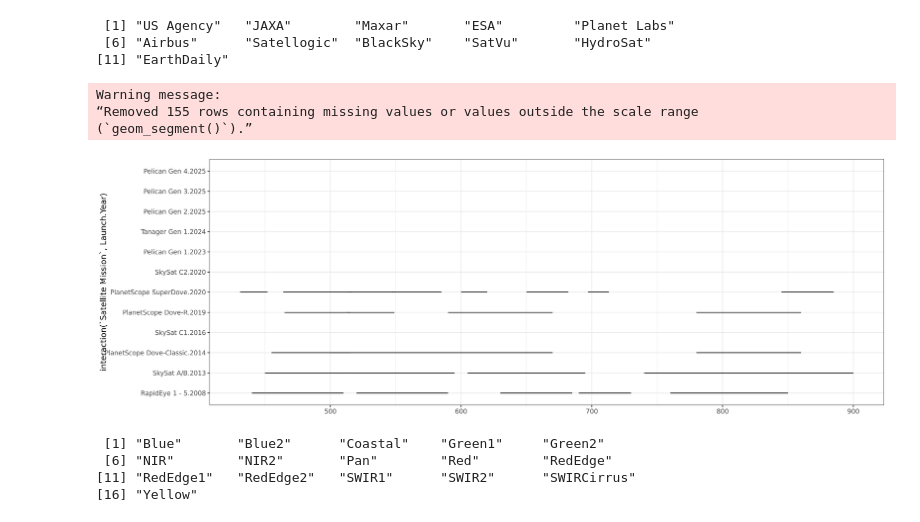
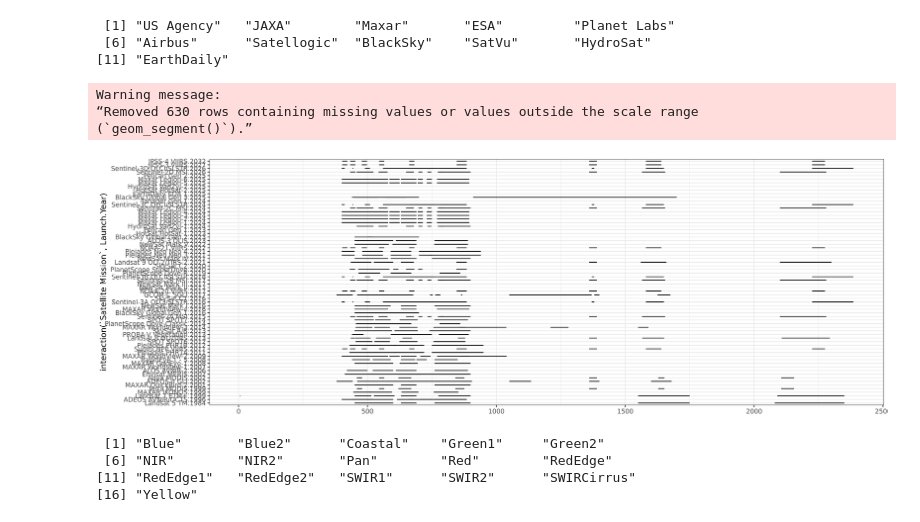
Before and after one commit to pahbs/csda_summaries, a Jupyter notebook: notebooks/csda_specs_multispec_smry.ipynb, the cells around one changed output. Cells and saved outputs as stored; diff of their text form; code cells hidden in the pictures.

```diff
--- a/notebooks/csda_specs_multispec_smry.ipynb
+++ b/notebooks/csda_specs_multispec_smry.ipynb
@@ -57,7 +57,7 @@ gs4_deauth()
 #f = head(read.csv(url, skip = 2),10)
 # %%
 sheet_id = '13MrpqFtAOqQY9WdW9lHNsqjCbG-e3VQkEDbHOGIKa6k'
-df = read_sheet(sheet_id, sheet = 'Vendor Specs', skip = 2) %>%
+df = read_sheet(sheet_id, sheet = 'Vendor Specs', skip = 0) %>%
     as.data.frame() %>%
     mutate(Constellation = ifelse(is.na(`Constellation/Platform`), ' ', `Constellation/Platform`)) %>%
     mutate(`Branded Name` = ifelse(is.na(`Branded Name`), ' ', `Branded Name`))
@@ -755,15 +750,17 @@ unique(df_m_final_clean$Affiliation)
 # %%
 options(repr.plot.width =15, repr.plot.height = 5, repr.plot.res = 300)
 
-ggplot(df_m_final_clean %>% filter(band != 'Pan') %>% filter(Affiliation == 'Planet Labs')) +
+ggplot(df_m_final_clean %>% filter(band != 'Pan')
+       #%>% filter(Affiliation == 'Planet Labs')
+      ) +
     geom_linerange(aes(xmin=value_min, xmax=value_max, y=interaction(`Satellite Mission`,Launch.Year), group=`Affiliation`)) +
     #facet_wrap(~Parent.Company, scales='free_y', ncol=1) +
     theme_bw()
 # %% [output]
 Warning message:
-“Removed 155 rows containing missing values or values outside the scale range
+“Removed 630 rows containing missing values or values outside the scale range
 (`geom_segment()`).”
-[figure, old version]
+[figure, new version]
 # %%
 levels(df_m_final_clean$band)
 # %% [output]
```
Also changed, not shown: parts of 14 cells of this notebook, 2 other files.
